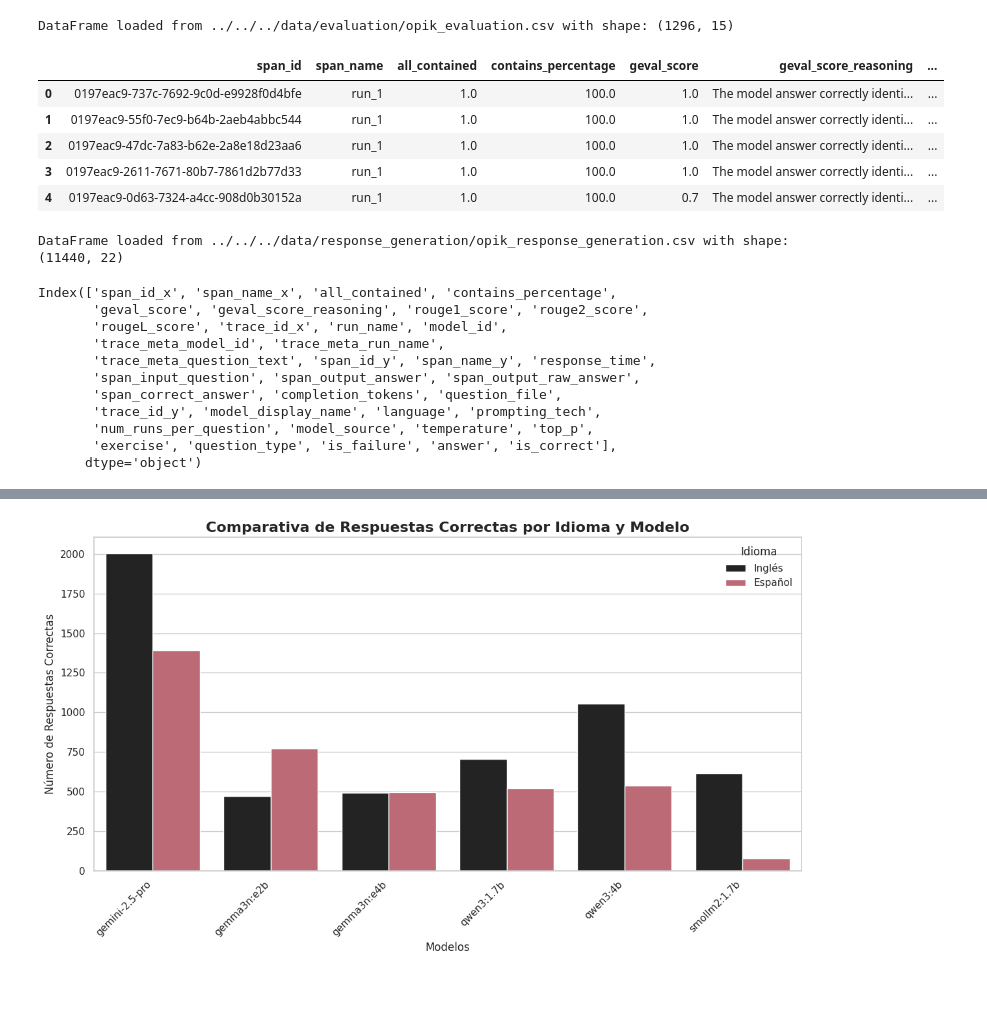
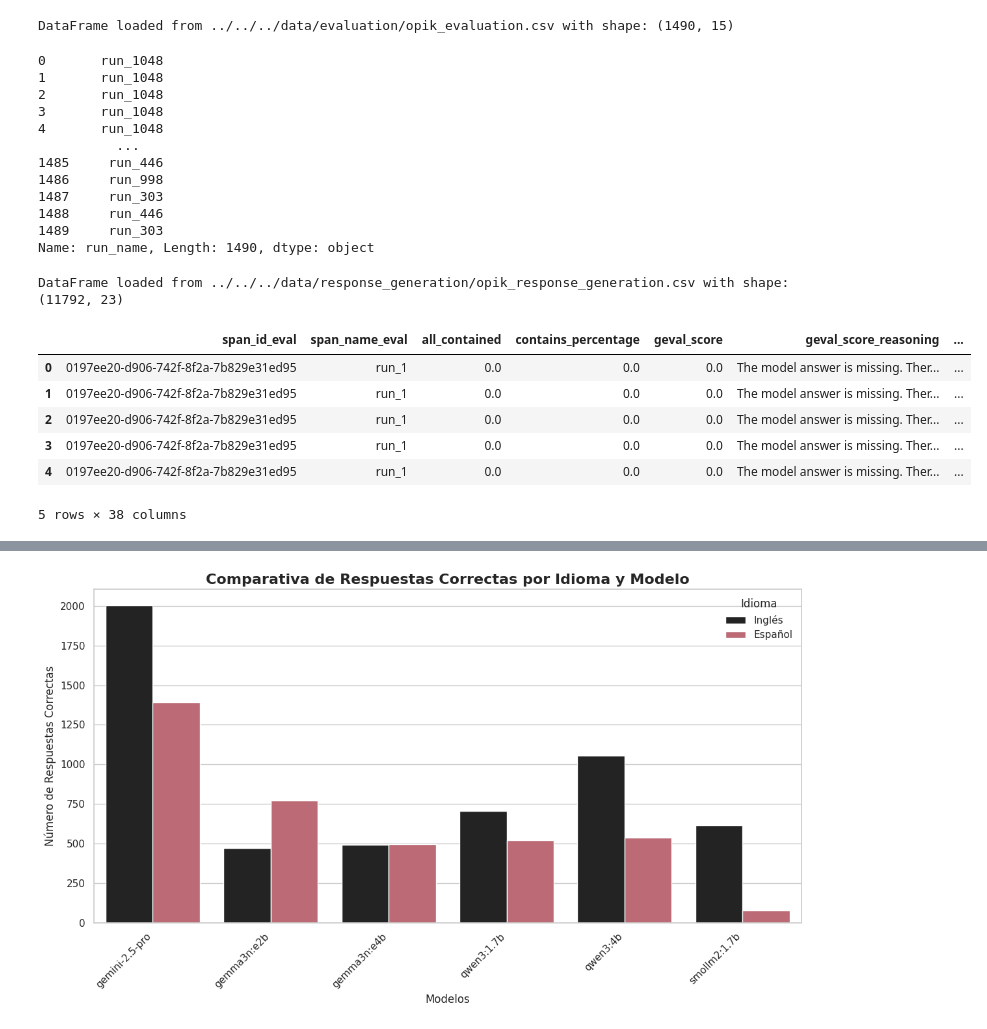
Before and after one commit to jmolleda/LLMmark, a Jupyter notebook: src/llmmark/data_visualization/evaluation.ipynb, the cells around one changed output, grey strips where cells are left out. Drawn from its saved outputs; the diff is of its cells as text; code cells hidden in the pictures; blank space fills up the shorter version.

```diff
--- a/src/llmmark/data_visualization/evaluation.ipynb
+++ b/src/llmmark/data_visualization/evaluation.ipynb
@@ -228,49 +230,62 @@ csv_filename="opik_evaluation.csv"
 gen_responses_df = get_dataframe_from_csv(csv_filename=csv_filename)
 df_evaluation = gen_responses_df.copy()
 df_evaluation.head()
+
+df_evaluation['run_name']
 # %% [output]
-DataFrame loaded from ../../../data/evaluation/opik_evaluation.csv with shape: (1296, 15)
+DataFrame loaded from ../../../data/evaluation/opik_evaluation.csv with shape: (1490, 15)
-|  | span_id | span_name | all_contained | contains_percentage | geval_score | geval_score_reasoning | ... |
-| 0 | 0197eac9-737c-7692-9c0d-e9928f0d4bfe | run_1 | 1.0 | 100.0 | 1.0 | The model answer correctly identi... | ... |
-| 1 | 0197eac9-55f0-7ec9-b64b-2aeb4abbc544 | run_1 | 1.0 | 100.0 | 1.0 | The model answer correctly identi... | ... |
-| 2 | 0197eac9-47dc-7a83-b62e-2a8e18d23aa6 | run_1 | 1.0 | 100.0 | 1.0 | The model answer correctly identi... | ... |
-| 3 | 0197eac9-2611-7671-80b7-7861d2b77d33 | run_1 | 1.0 | 100.0 | 1.0 | The model answer correctly identi... | ... |
-| 4 | 0197eac9-0d63-7324-a4cc-908d0b30152a | run_1 | 1.0 | 100.0 | 0.7 | The model answer correctly identi... | ... |
+0       run_1048
+1       run_1048
+2       run_1048
+3       run_1048
+4       run_1048
+          ...
+1485     run_446
+1486     run_998
+1487     run_303
+1488     run_446
+1489     run_303
+Name: run_name, Length: 1490, dtype: object
 # %%
 csv_filename="opik_response_generation.csv"
 output_dir='../../../data/response_generation'
 gen_responses_df = get_dataframe_from_csv(csv_filename=csv_filename, output_dir=output_dir)
 df_responses = gen_responses_df.copy()
 
+# pasara a minúsculas y quitar espacios en blanco
+df_responses['model_display_name'] = df_responses['model_display_name'].str.lower()
+df_responses['model_display_name'] = df_responses['model_display_name'].str.strip()
+
+df_evaluation['model_display_name'] = df_evaluation['model_id'].str.lower()
+
 df_responses['run_name'] = ['_'.join(str(nombre).split('_')[:2]) for nombre in df_responses['run_name']]
 
-df = pd.merge(df_evaluation, df_responses, on='run_name', how='left')
+# # unificar por run_name y model_id
+df = pd.merge(df_evaluation, df_responses, on=['run_name', 'model_display_name'], how='left', suffixes=('_eval', '_response'))
 
 
 # correct answers if:
 # - geval_score >= 0.8
 # - rouge1_score >= 0.8
 # - rougeL_score >= 0.8
 df['is_correct'] = (
     (df['geval_score'] >= 0.8) &
     (df['contains_percentage'] >= 80)
 )
 
 
-df.columns
+# df.columns
+
+df.head()
 # %% [output]
-DataFrame loaded from ../../../data/response_generation/opik_response_generation.csv with shape: (11440, 22)
+DataFrame loaded from ../../../data/response_generation/opik_response_generation.csv with shape: (11792, 23)
+|  | span_id_eval | span_name_eval | all_contained | contains_percentage | geval_score | geval_score_reasoning | ... |
+| 0 | 0197ee20-d906-742f-8f2a-7b829e31ed95 | run_1 | 0.0 | 0.0 | 0.0 | The model answer is missing. Ther... | ... |
+| 1 | 0197ee20-d906-742f-8f2a-7b829e31ed95 | run_1 | 0.0 | 0.0 | 0.0 | The model answer is missing. Ther... | ... |
+| 2 | 0197ee20-d906-742f-8f2a-7b829e31ed95 | run_1 | 0.0 | 0.0 | 0.0 | The model answer is missing. Ther... | ... |
+| 3 | 0197ee20-d906-742f-8f2a-7b829e31ed95 | run_1 | 0.0 | 0.0 | 0.0 | The model answer is missing. Ther... | ... |
+| 4 | 0197ee20-d906-742f-8f2a-7b829e31ed95 | run_1 | 0.0 | 0.0 | 0.0 | The model answer is missing. Ther... | ... |
-Index(['span_id_x', 'span_name_x', 'all_contained', 'contains_percentage',
-       'geval_score', 'geval_score_reasoning', 'rouge1_score', 'rouge2_score',
-       'rougeL_score', 'trace_id_x', 'run_name', 'model_id',
-       'trace_meta_model_id', 'trace_meta_run_name',
-       'trace_meta_question_text', 'span_id_y', 'span_name_y', 'response_time',
-       'span_input_question', 'span_output_answer', 'span_output_raw_answer',
-       'span_correct_answer', 'completion_tokens', 'question_file',
-       'trace_id_y', 'model_display_name', 'language', 'prompting_tech',
-       'num_runs_per_question', 'model_source', 'temperature', 'top_p',
-       'exercise', 'question_type', 'is_failure', 'answer', 'is_correct'],
-      dtype='object')
+5 rows × 38 columns
 # %%
 
 
```
Also changed, not shown: parts of 3 cells of this notebook, 5 other files.
